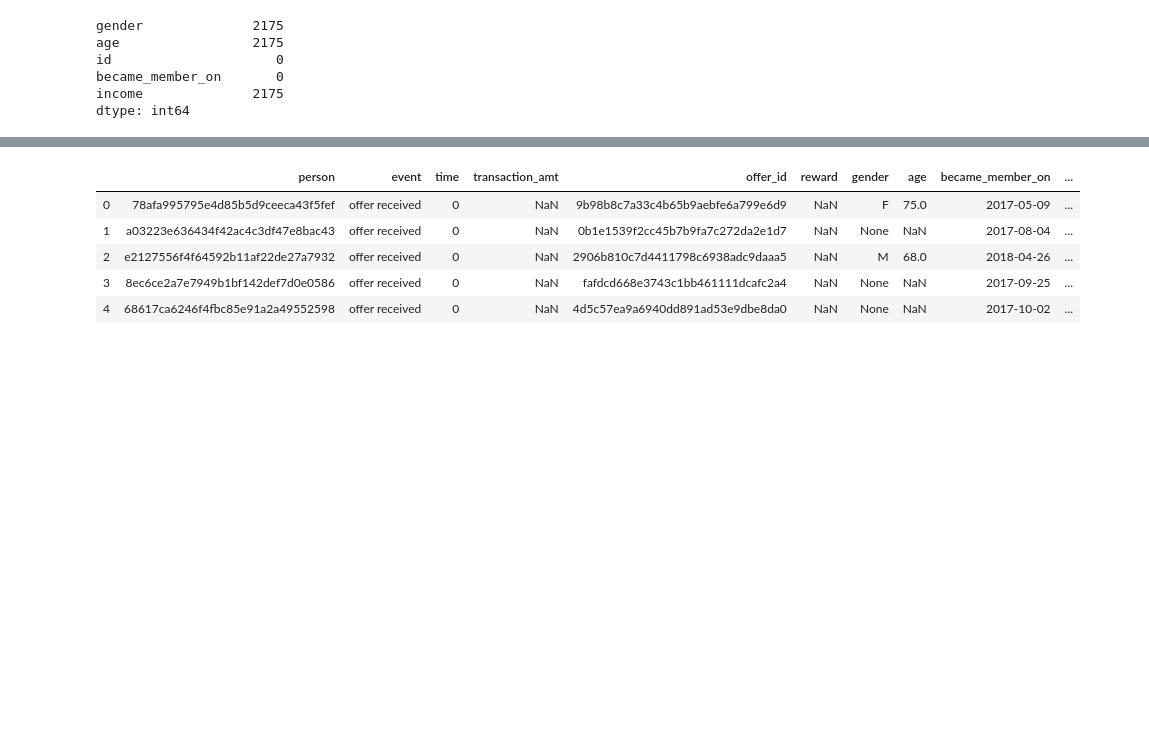
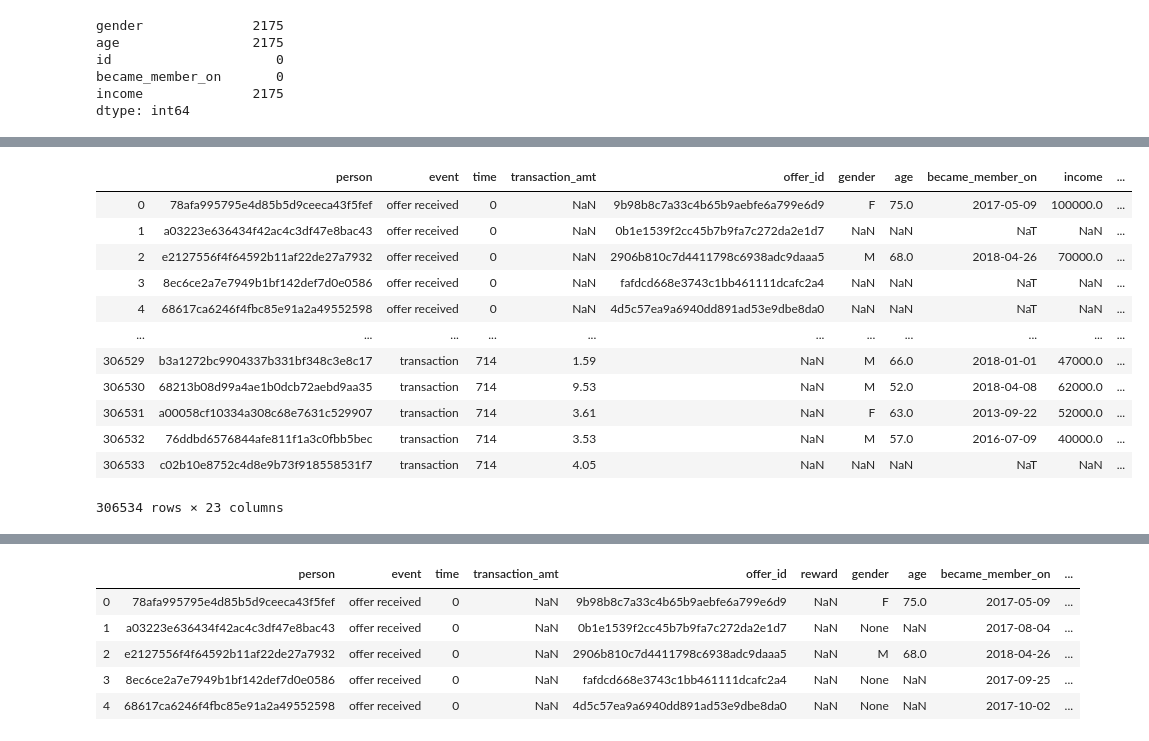
Before and after one commit to jnish23/Starbucks-Capstone, a Jupyter notebook: Starbucks_Capstone_notebook.ipynb, the cells around one changed output, grey strips where cells are left out. Drawn from its saved outputs; the diff is of its cells as text; code cells hidden in the pictures; blank space fills up the shorter version.

Commit message:
created create_master_df function to merge all three datasets

```diff
--- a/Starbucks_Capstone_notebook.ipynb
+++ b/Starbucks_Capstone_notebook.ipynb
@@ -309,0 +314,42 @@ profile
+# %%
+def create_master_df(portfolio_df=clean_portfolio, profile_df=clean_profile, transcript_df=clean_transcript):
+    """Merges the three datasets to one master df
+    INPUTS
+    portfolio_df: dataframe of offers including and 'offer_id' column with offer id's
+    profile_df: dataframe of customer demographic data including an 'id' column with customer id's
+    transcript_df: dataframe of every event during experiment including offer_id column and customer_id column
+
+    OUTPUTS
+    master_df: a dataframe of every event during experiment with demographic data
+    """
+
+    # merge transcript_df and profile_df on customer id
+    df = pd.merge(transcript_df, profile_df, how='left', left_on='person', right_on='id')
+
+    # drop 'id' column because this is the same as the 'person' column
+    df.drop(columns=['id'], inplace=True)
+
+    # merge above df with portfolio_df to include information about offers
+    master_df = pd.merge(df, portfolio_df, how='left', left_on='offer_id', right_on='id')
+
+    # drop reward_x column, as we only need the reward in the offer_received events and drop 'id' as this is the same as 'offer_id'
+    master_df.drop(columns=['reward_x', 'id'], inplace=True)
+
+
+    return master_df
+
+create_master_df()
+# %% [output]
+|  | person | event | time | transaction_amt | offer_id | gender | age | became_member_on | income | ... |
+| 0 | 78afa995795e4d85b5d9ceeca43f5fef | offer received | 0 | NaN | 9b98b8c7a33c4b65b9aebfe6a799e6d9 | F | 75.0 | 2017-05-09 | 100000.0 | ... |
+| 1 | a03223e636434f42ac4c3df47e8bac43 | offer received | 0 | NaN | 0b1e1539f2cc45b7b9fa7c272da2e1d7 | NaN | NaN | NaT | NaN | ... |
+| 2 | e2127556f4f64592b11af22de27a7932 | offer received | 0 | NaN | 2906b810c7d4411798c6938adc9daaa5 | M | 68.0 | 2018-04-26 | 70000.0 | ... |
+| 3 | 8ec6ce2a7e7949b1bf142def7d0e0586 | offer received | 0 | NaN | fafdcd668e3743c1bb461111dcafc2a4 | NaN | NaN | NaT | NaN | ... |
+| 4 | 68617ca6246f4fbc85e91a2a49552598 | offer received | 0 | NaN | 4d5c57ea9a6940dd891ad53e9dbe8da0 | NaN | NaN | NaT | NaN | ... |
+| ... | ... | ... | ... | ... | ... | ... | ... | ... | ... | ... |
+| 306529 | b3a1272bc9904337b331bf348c3e8c17 | transaction | 714 | 1.59 | NaN | M | 66.0 | 2018-01-01 | 47000.0 | ... |
+| 306530 | 68213b08d99a4ae1b0dcb72aebd9aa35 | transaction | 714 | 9.53 | NaN | M | 52.0 | 2018-04-08 | 62000.0 | ... |
+| 306531 | a00058cf10334a308c68e7631c529907 | transaction | 714 | 3.61 | NaN | F | 63.0 | 2013-09-22 | 52000.0 | ... |
+| 306532 | 76ddbd6576844afe811f1a3c0fbb5bec | transaction | 714 | 3.53 | NaN | M | 57.0 | 2016-07-09 | 40000.0 | ... |
+| 306533 | c02b10e8752c4d8e9b73f918558531f7 | transaction | 714 | 4.05 | NaN | NaN | NaN | NaT | NaN | ... |
+306534 rows × 23 columns
```
Also changed, not shown: parts of 4 cells of this notebook.
